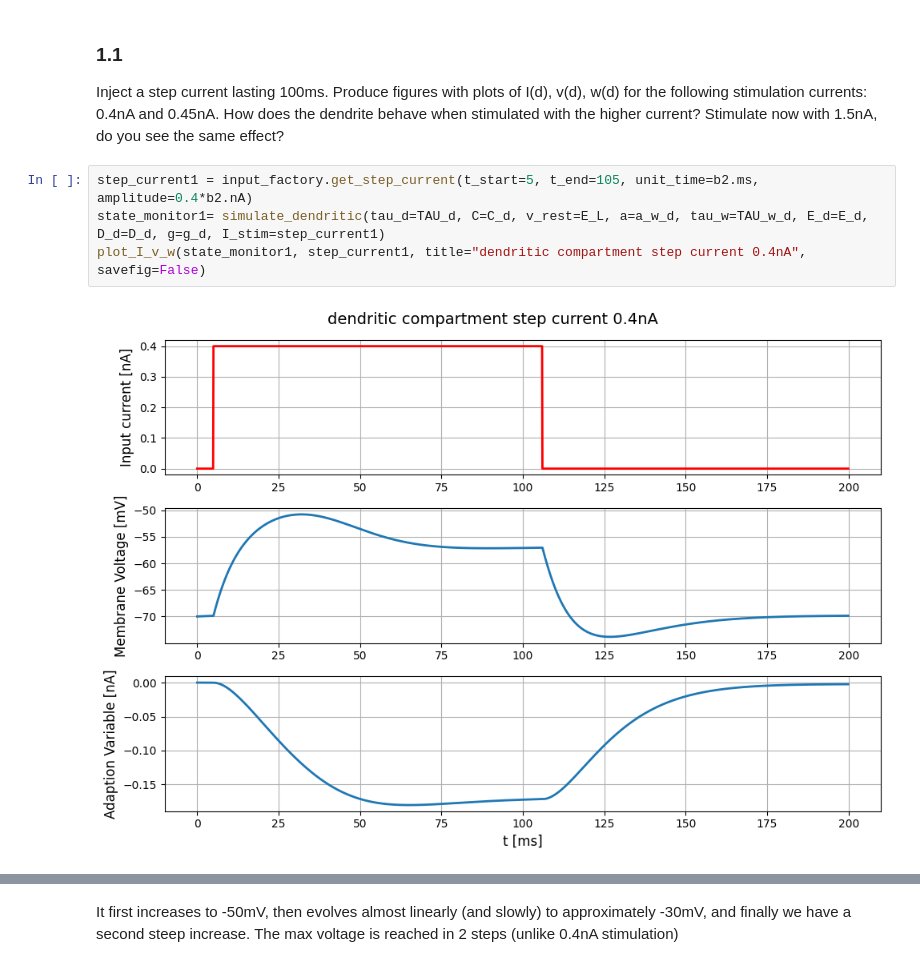
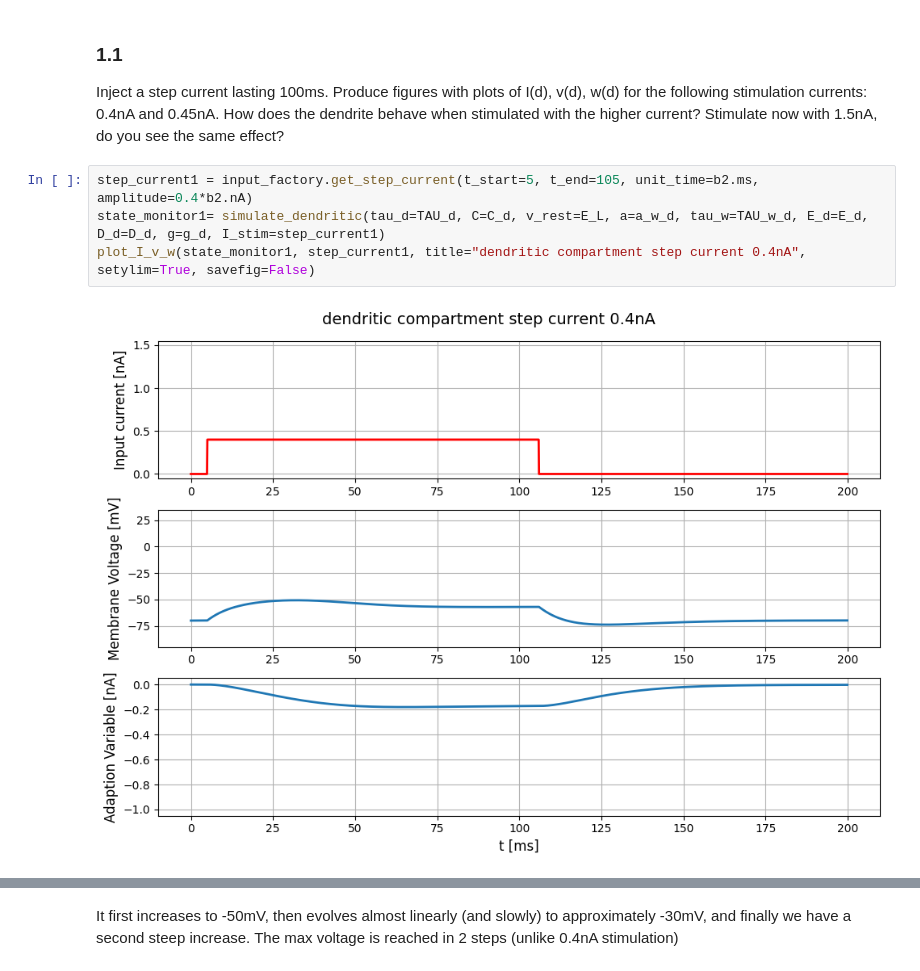
Before and after one commit to lniederhauser/neuronal_dynamics_miniproject, a Jupyter notebook: main.ipynb, the cells around one changed output, grey strips where cells are left out. Saved outputs shown, nothing was run; the diff lists cells and outputs as text.

Commit message:
Changed y-axis plots part 1

```diff
--- a/main.ipynb
+++ b/main.ipynb
@@ -78,9 +78,9 @@ Inject a step current lasting 100ms. Produce figures with plots of I(d), v(d), w
 # %%
 step_current1 = input_factory.get_step_current(t_start=5, t_end=105, unit_time=b2.ms, amplitude=0.4*b2.nA)
 state_monitor1= simulate_dendritic(tau_d=TAU_d, C=C_d, v_rest=E_L, a=a_w_d, tau_w=TAU_w_d, E_d=E_d, D_d=D_d, g=g_d, I_stim=step_current1)
-plot_I_v_w(state_monitor1, step_current1, title="dendritic compartment step current 0.4nA", savefig=False)
+plot_I_v_w(state_monitor1, step_current1, title="dendritic compartment step current 0.4nA", setylim=True, savefig=False)
 # %% [output]
-[figure, old version]
+[figure, new version]
 # %%
 step_current2 = input_factory.get_step_current(t_start=5, t_end=105, unit_time=b2.ms, amplitude=0.45*b2.nA)
 state_monitor2 = simulate_dendritic(tau_d=TAU_d, C=C_d, v_rest=E_L, a=a_w_d, tau_w=TAU_w_d, E_d=E_d, D_d=D_d, g=g_d, I_stim=step_current2)
```
Also changed, not shown: parts of 5 cells of this notebook, 1 other file.
